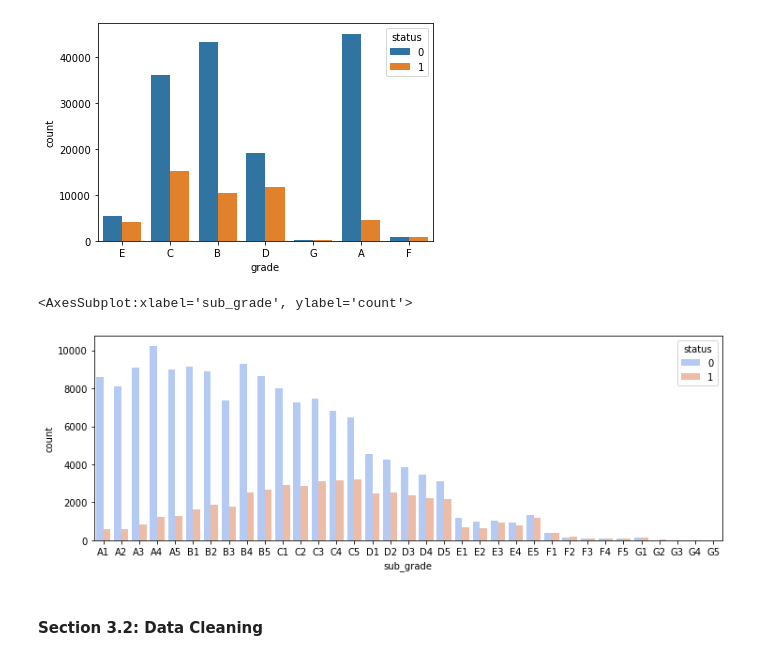
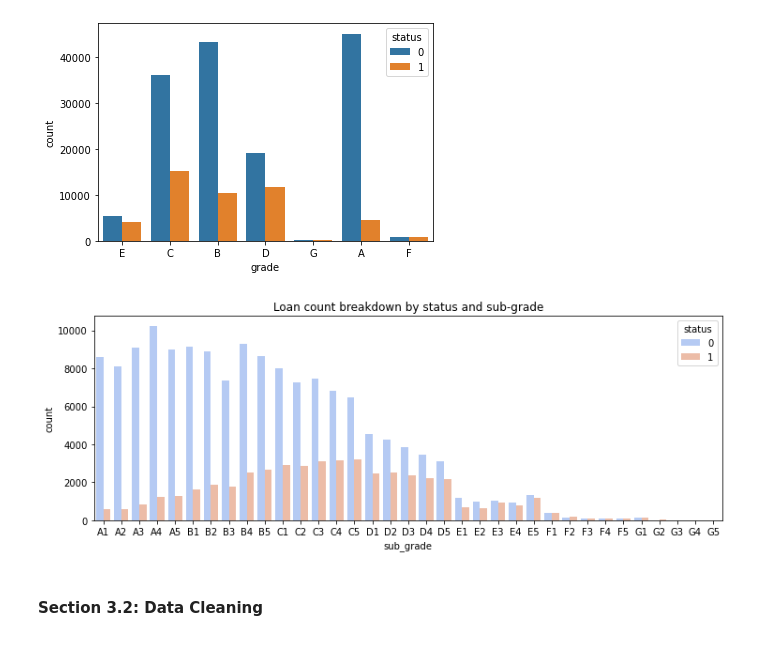
Before and after one commit to Jeryllchan88/DSIFCapstone, a Jupyter notebook: code/Capstone predicting loan default.ipynb, the cells around one changed output. Drawn from its saved outputs; the diff is of its cells as text; code cells hidden in the pictures.

```diff
--- a/code/Capstone predicting loan default.ipynb
+++ b/code/Capstone predicting loan default.ipynb
@@ -254,11 +256,11 @@ sns.countplot(x='grade',data=loans,hue='status')
 # %%
 # loan count by subgrade
 plt.figure(figsize=(12,4))
 subgrade_order = sorted(loans['sub_grade'].unique())
 sns.countplot(x='sub_grade',data=loans,order = subgrade_order,palette='coolwarm',hue='status' )
+plt.title("Loan count breakdown by status and sub-grade");
 # %% [output]
-<AxesSubplot:xlabel='sub_grade', ylabel='count'>
-[figure, old version]
+[figure, new version]
 # %% [markdown]
 #### Section 3.2: Data Cleaning
 # %%
```
Also changed, not shown: parts of 12 cells of this notebook, 5 other files.
